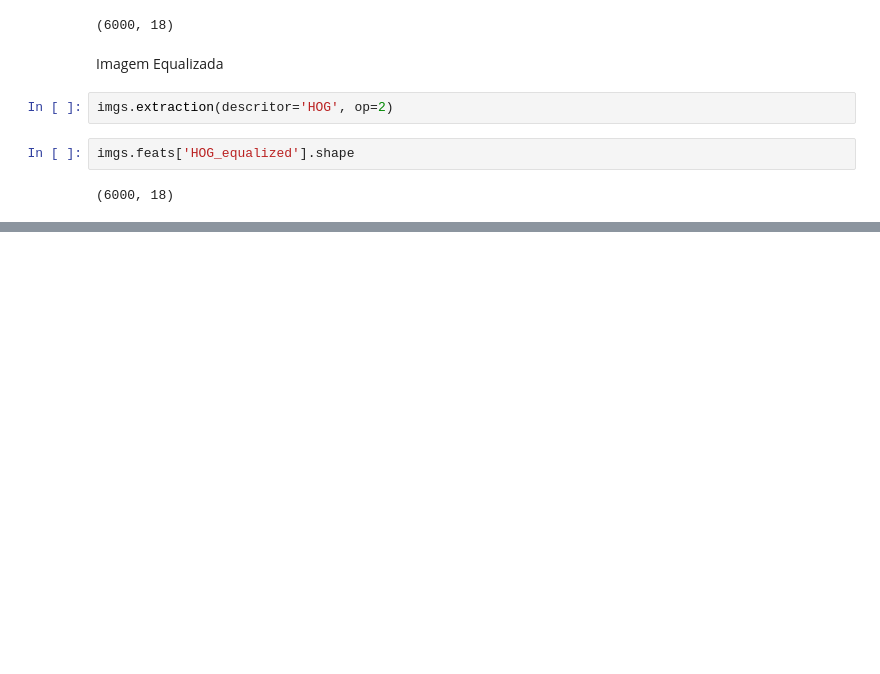
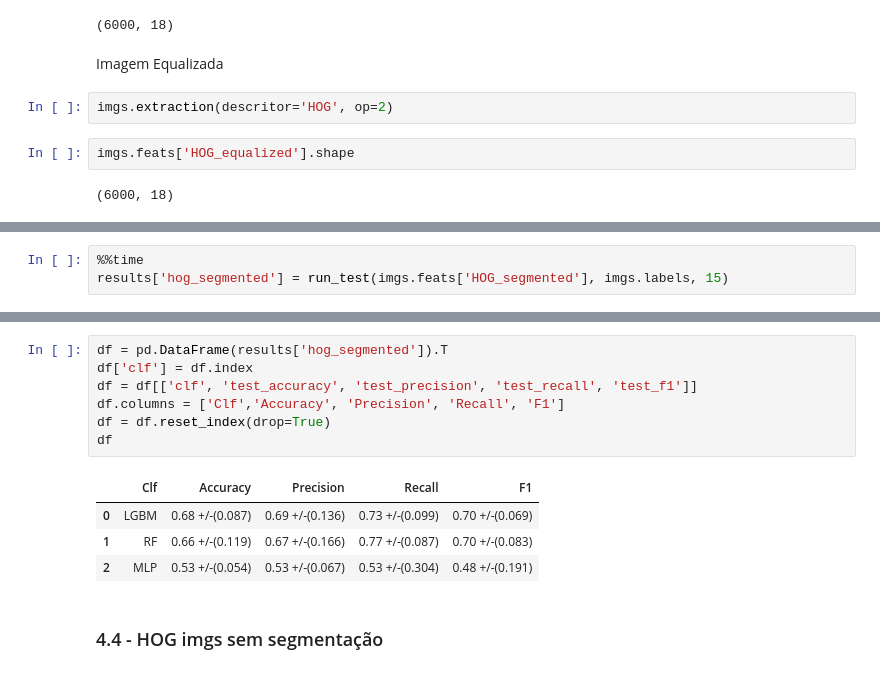
Before and after one commit to bianca-01/VarroaDetection, a Jupyter notebook: cross_validation/main.ipynb, the cells around one changed output, grey strips where cells are left out. Cells and saved outputs as stored; diff of their text form; blank space fills up the shorter version.

```diff
--- a/cross_validation/main.ipynb
+++ b/cross_validation/main.ipynb
@@ -209,0 +340,3 @@ dict_keys(['GLCM_segmented_pca_3', 'GLCM_equalized_pca_3', 'HOG_segmented_pca_3'
+# %%
+%%time
+results['hog_segmented'] = run_test(imgs.feats['HOG_segmented'], imgs.labels, 15)
@@ -209,0 +361,14 @@ dict_keys(['GLCM_segmented_pca_3', 'GLCM_equalized_pca_3', 'HOG_segmented_pca_3'
+# %%
+df = pd.DataFrame(results['hog_segmented']).T
+df['clf'] = df.index
+df = df[['clf', 'test_accuracy', 'test_precision', 'test_recall', 'test_f1']]
+df.columns = ['Clf','Accuracy', 'Precision', 'Recall', 'F1']
+df = df.reset_index(drop=True)
+df
+# %% [output]
+|  | Clf | Accuracy | Precision | Recall | F1 |
+| 0 | LGBM | 0.68 +/-(0.087) | 0.69 +/-(0.136) | 0.73 +/-(0.099) | 0.70 +/-(0.069) |
+| 1 | RF | 0.66 +/-(0.119) | 0.67 +/-(0.166) | 0.77 +/-(0.087) | 0.70 +/-(0.083) |
+| 2 | MLP | 0.53 +/-(0.054) | 0.53 +/-(0.067) | 0.53 +/-(0.304) | 0.48 +/-(0.191) |
+# %% [markdown]
+### 4.4 - HOG imgs sem segmentação
```
Also changed, not shown: parts of 23 cells of this notebook, 2 other files.
